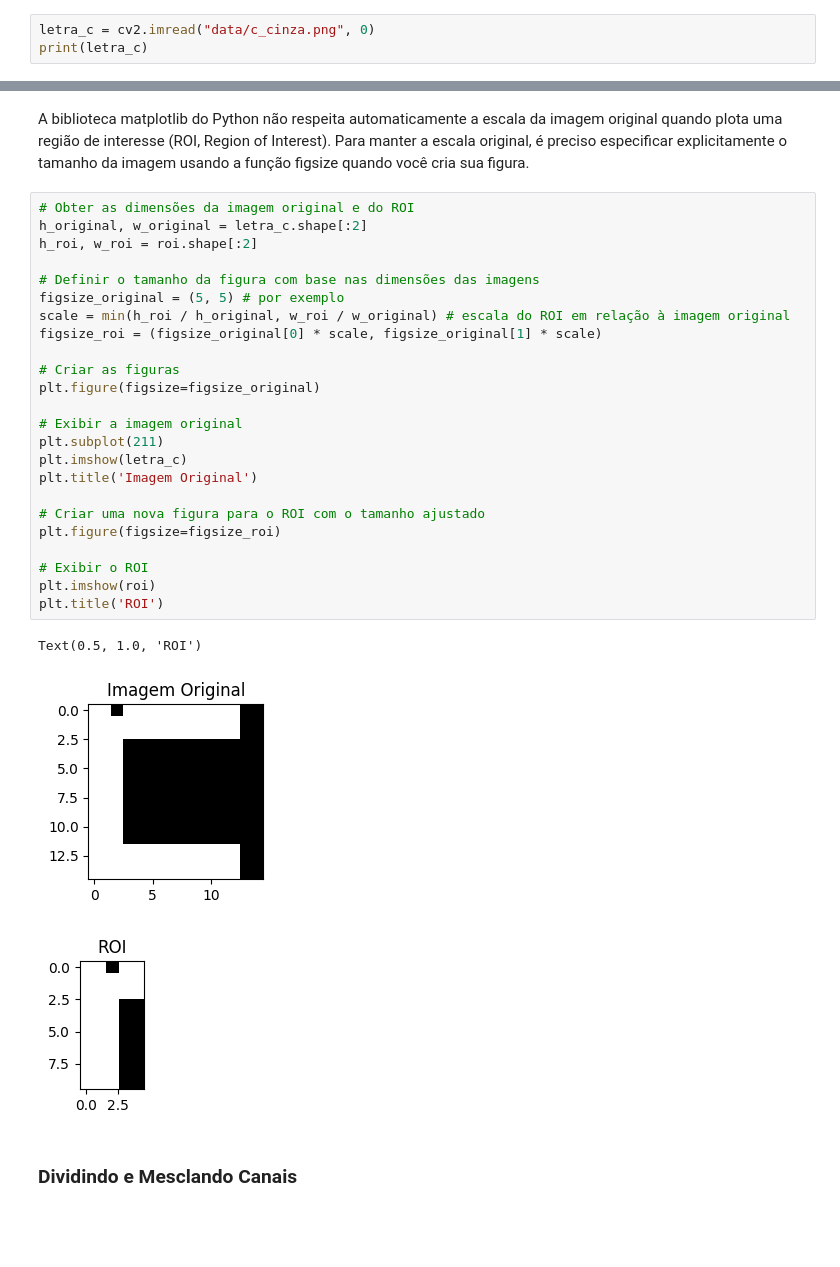
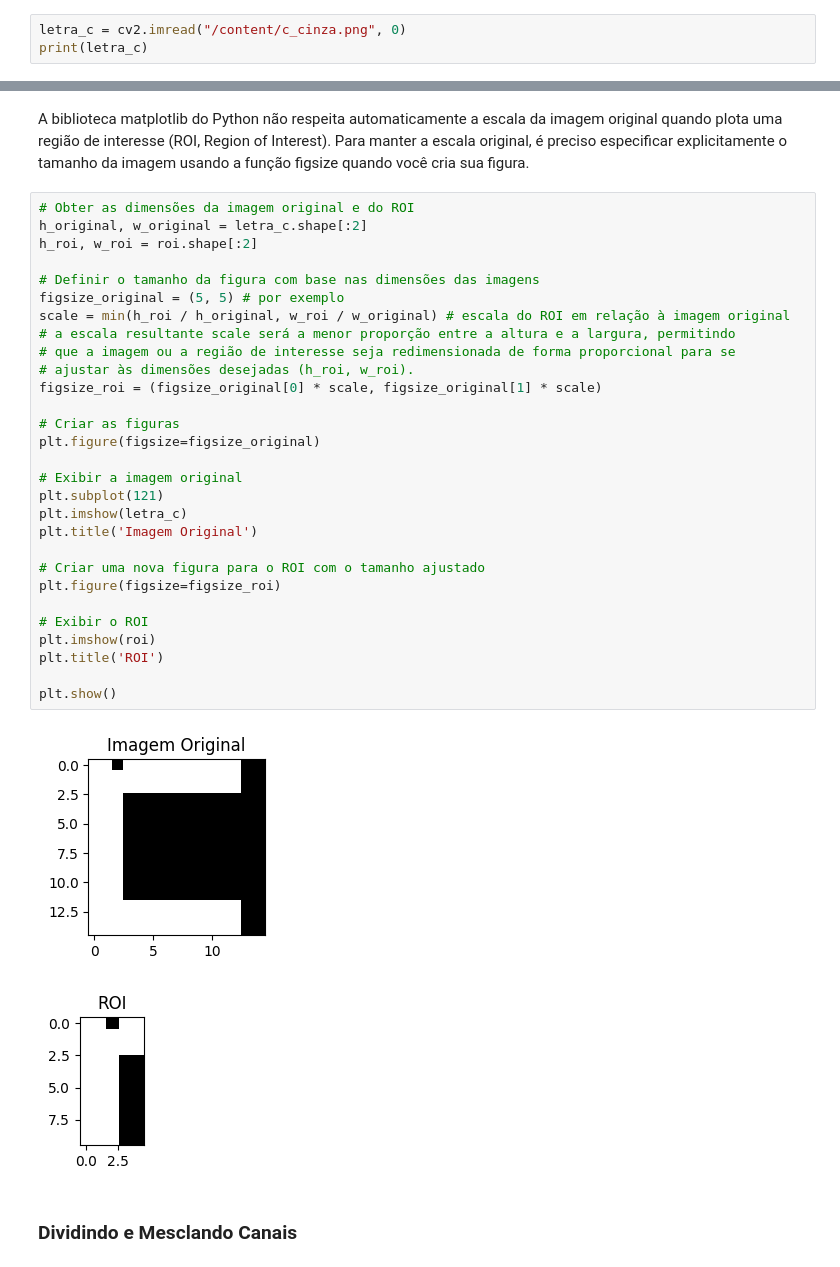
Before and after one commit to cvs2010/computer_vision, a Jupyter notebook: Aula_02_Introdução_ao_OpenCV_e_Operações_Básicas_e_Matemáticas_em_Imagens_2.ipynb, the cells around one changed output, grey strips where cells are left out. Cells and saved outputs as stored; diff of their text form; blank space fills up the shorter version.

```diff
--- a/Aula_02_Introdução_ao_OpenCV_e_Operações_Básicas_e_Matemáticas_em_Imagens_2.ipynb
+++ b/Aula_02_Introdução_ao_OpenCV_e_Operações_Básicas_e_Matemáticas_em_Imagens_2.ipynb
@@ -121,5 +136,5 @@ matplotlib.rcParams['image.cmap'] = 'gray'
 # %%
-letra_c = cv2.imread("data/c_cinza.png", 0)
+letra_c = cv2.imread("/content/c_cinza.png", 0)
 print(letra_c)
 # %% [output]
 [[255 255 255 255 255 255 255 255 255 255 255 255 255   0   0]
@@ -201,30 +221,34 @@ A biblioteca matplotlib do Python não respeita automaticamente a escala da imag
 # %%
 # Obter as dimensões da imagem original e do ROI
 h_original, w_original = letra_c.shape[:2]
 h_roi, w_roi = roi.shape[:2]
 
 # Definir o tamanho da figura com base nas dimensões das imagens
 figsize_original = (5, 5) # por exemplo
 scale = min(h_roi / h_original, w_roi / w_original) # escala do ROI em relação à imagem original
+# a escala resultante scale será a menor proporção entre a altura e a largura, permitindo
+# que a imagem ou a região de interesse seja redimensionada de forma proporcional para se
+# ajustar às dimensões desejadas (h_roi, w_roi).
 figsize_roi = (figsize_original[0] * scale, figsize_original[1] * scale)
 
 # Criar as figuras
 plt.figure(figsize=figsize_original)
 
 # Exibir a imagem original
-plt.subplot(211)
+plt.subplot(121)
 plt.imshow(letra_c)
 plt.title('Imagem Original')
 
 # Criar uma nova figura para o ROI com o tamanho ajustado
 plt.figure(figsize=figsize_roi)
 
 # Exibir o ROI
 plt.imshow(roi)
 plt.title('ROI')
+
+plt.show()
 # %% [output]
-Text(0.5, 1.0, 'ROI')
-[figure, old version]
+[figure, new version]
 [figure]
 # %% [markdown]
 ### Dividindo e Mesclando Canais
```
Also changed, not shown: parts of 24 cells of this notebook.
